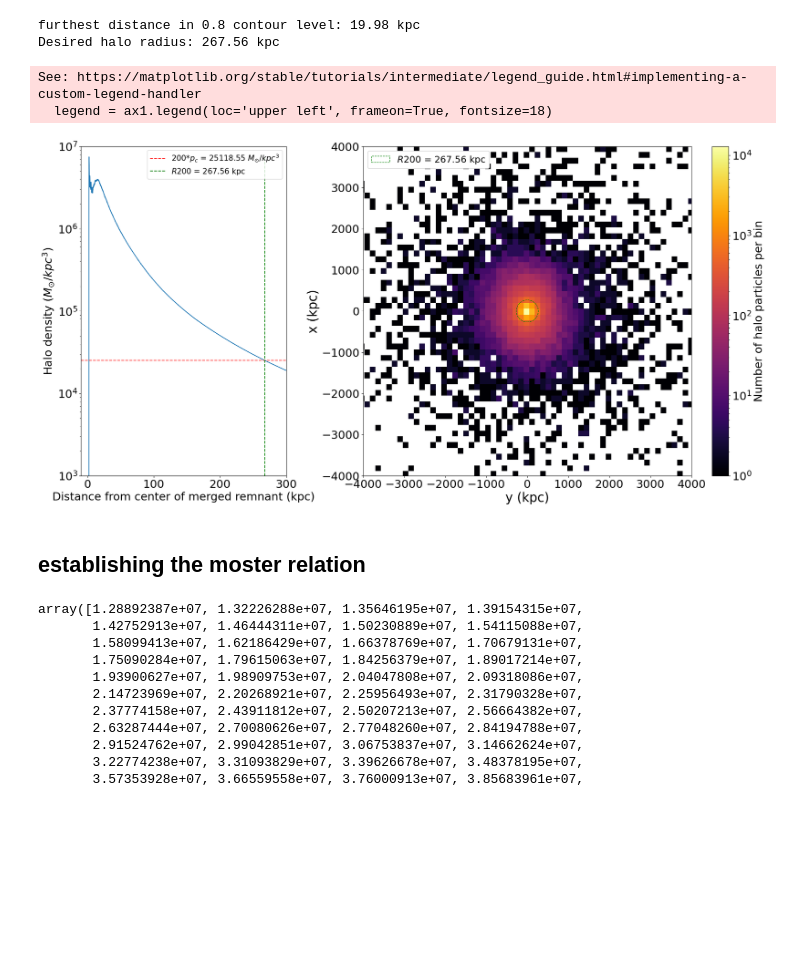
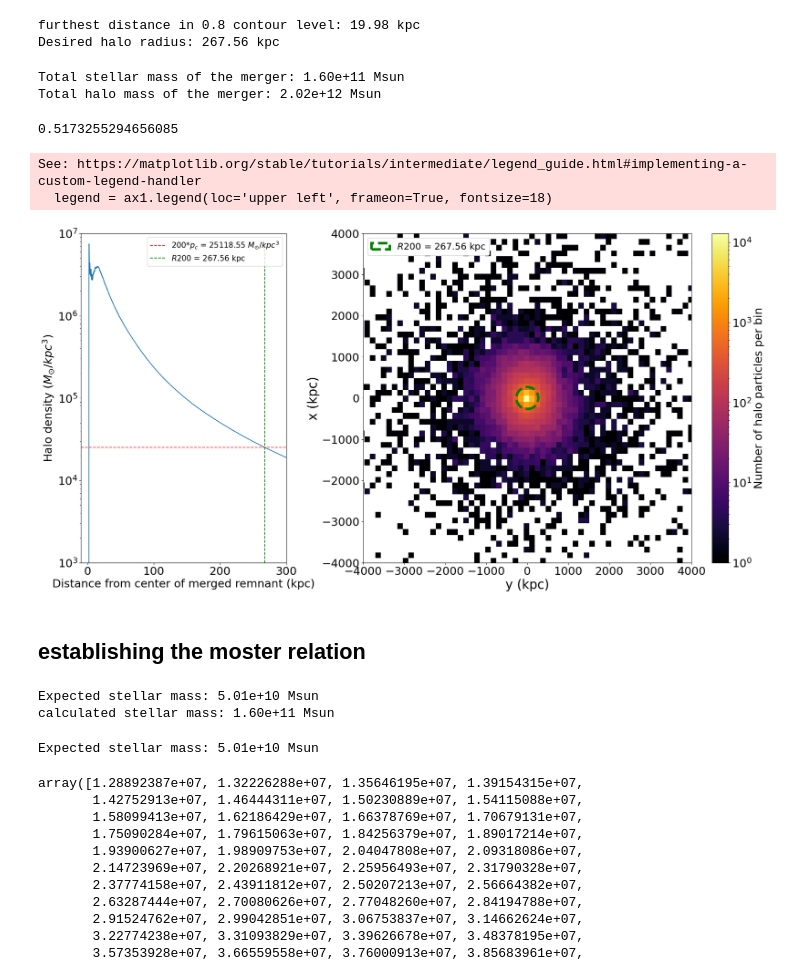
Before and after one commit to swapnaneeldey/ASTR400B, a Jupyter notebook: ResearchAssignment/ResearchAssignment5/Final_code_draft.ipynb, the cells around one changed output. Cells and saved outputs as stored; diff of their text form; code cells hidden in the pictures; blank space fills up the shorter version.

```diff
--- a/ResearchAssignment/ResearchAssignment5/Final_code_draft.ipynb
+++ b/ResearchAssignment/ResearchAssignment5/Final_code_draft.ipynb
@@ -412,6 +412,16 @@ r200_Merger_700_hm = MW_M31_700.total_halo_mass()
 # %% [output]
 furthest distance in 0.8 contour level: 19.98 kpc
 Desired halo radius: 267.56 kpc
+# %%
+print(f"Total stellar mass of the merger: {calc_Merger_700_sm:.2e} Msun")
+print(f"Total halo mass of the merger: {r200_Merger_700_hm:.2e} Msun")
+# %% [output]
+Total stellar mass of the merger: 1.60e+11 Msun
+Total halo mass of the merger: 2.02e+12 Msun
+# %%
+sum(MW_M31_700.m_halo)/sum(MW_M31_700.m)
+# %% [output]
+0.5173255294656085
 # %%
 fig, axs = plt.subplots(1, 2, figsize=(20, 10), gridspec_kw={'width_ratios': [1, 2]})
 ax, ax1 = axs
@@ -423,47 +433,52 @@ ax.set_xlabel("Distance from center of merged remnant (kpc)", fontsize=22)
 ax.set_ylabel("Halo density ($M_{{\odot}}/kpc^3$)", fontsize=22)
 ax.set_xlim(-10, 300)
 ax.set_ylim(1e3, 1e7)
 ax.set_yscale('log')
 ax.vlines(MW_M31_700.desired_halo_rad, min(MW_M31_700.density_array), max(MW_M31_700.density_array), color='green', linestyle='--', label=fr'$R{{200}}$ = {MW_M31_700.desired_halo_rad:.2f} kpc')
 ax.legend(fontsize=15)
 
 # Right plot
 hist1 = ax1.hist2d(MW_M31_700.x, MW_M31_700.y, bins=150, norm=LogNorm(), cmap='inferno', label='Merger halo density plot')
-circle = patches.Circle((0, 0), MW_M31_700.desired_halo_rad, color='green', linestyle='--', fill=False, label=fr'$R{{200}}$ = {MW_M31_700.desired_halo_rad:.2f} kpc')
+circle = patches.Circle((0, 0), MW_M31_700.desired_halo_rad,linewidth = 5, color='green', linestyle='--', fill=False, label=fr'$R{{200}}$ = {MW_M31_700.desired_halo_rad:.2f} kpc')
 ax1.add_patch(circle)
 ax1.set_xlabel("y (kpc)", fontsize=25)
 ax1.set_ylabel("x (kpc)", fontsize=25)
 cbar = fig.colorbar(hist1[3], ax=ax1)
 cbar.set_label("Number of halo particles per bin", fontsize=22)
 ax1.set_xlim(-4000, 4000)
 ax1.set_ylim(-4000, 4000)
 legend = ax1.legend(loc='upper left', frameon=True, fontsize=18)
 legend.get_frame().set_facecolor('white')  # Set the legend background color to white
 legend.get_frame().set_alpha(1.0)
 # Adjust layout
 fig.tight_layout()
 plt.subplots_adjust(wspace=0.25)  # Increase the horizontal space between plots
 ax.tick_params(axis='both', which='major', labelsize=22)
 ax1.tick_params(axis='both', which='major', labelsize=22)
 cbar.ax.tick_params(labelsize=22)
 
 plt.show()
 # %% [output]
 See: https://matplotlib.org/stable/tutorials/intermediate/legend_guide.html#implementing-a-custom-legend-handler
   legend = ax1.legend(loc='upper left', frameon=True, fontsize=18)
-[figure, old version]
+[figure, new version]
 # %% [markdown]
 ## establishing the moster relation
 # %%
 # Now we can use the Moster et al. (2013) relation to find the expected stellar mass for our calculated halo mass.
-MW_M31 = AbundanceMatching(total_halo_mass, 0)
+MW_M31 = AbundanceMatching(r200_Merger_700_hm, 0)
 expected_stellar_mass = MW_M31.StellarMass()
 print(f"Expected stellar mass: {expected_stellar_mass:.2e} Msun")
-print(f"calculated stellar mass: {total_stellar_mass:.2e} Msun")
+print(f"calculated stellar mass: {calc_Merger_700_sm:.2e} Msun")
+# %% [output]
+Expected stellar mass: 5.01e+10 Msun
+calculated stellar mass: 1.60e+11 Msun
 # %%
-default = AbundanceMatching(total_halo, 0)
+default = AbundanceMatching(r200_Merger_700_hm, 0)
 def_exp_stellar = default.StellarMass()
 print(f"Expected stellar mass: {def_exp_stellar:.2e} Msun")
+# %% [output]
+Expected stellar mass: 5.01e+10 Msun
 # %%
 mh = np.logspace(10, 15, 1000)
 # Define Instances of the Class for each redshift
```
Also changed, not shown: parts of 1 cell of this notebook.
